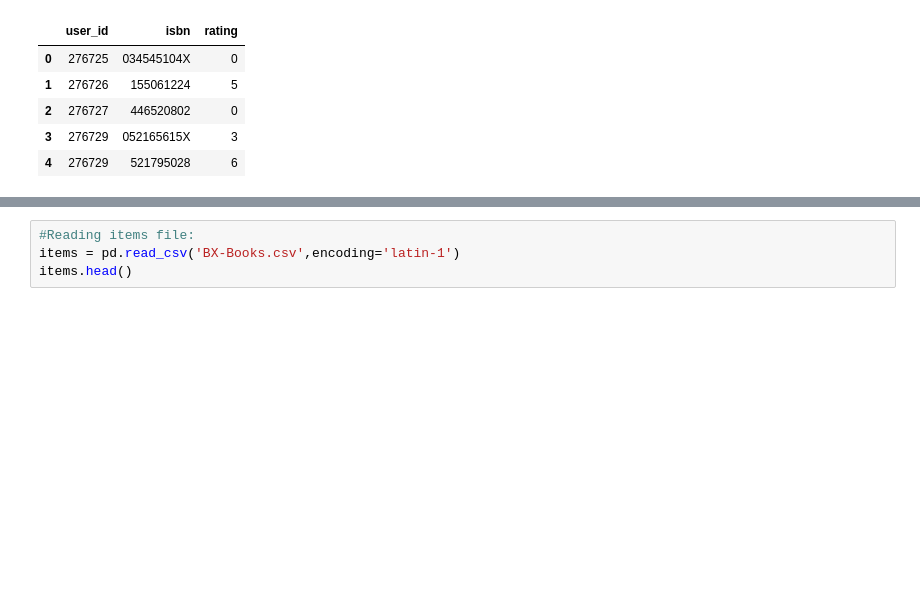
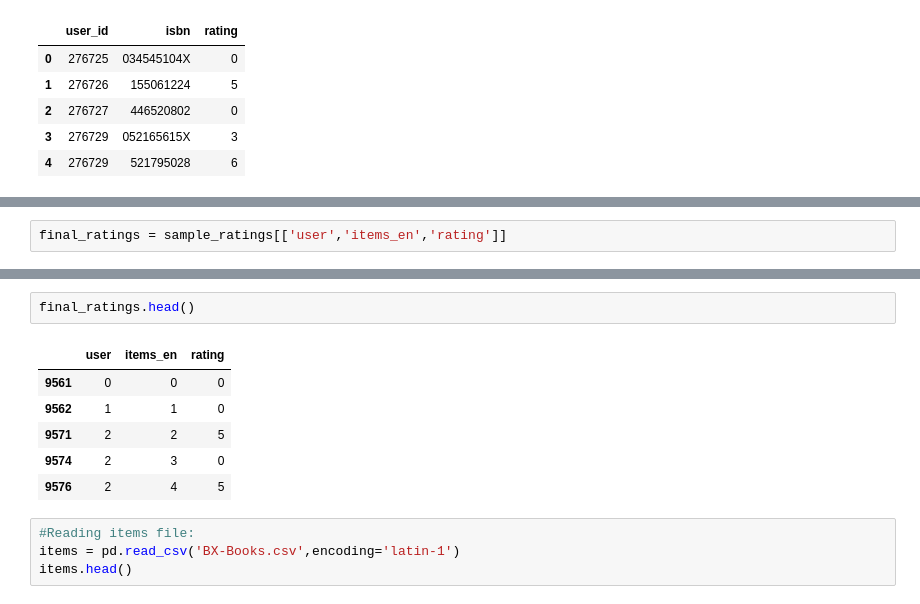
Before and after one commit to plaban1981/recommendation-engine, a Jupyter notebook: Association Rules Mining and Recommendation Systems.ipynb, the cells around one changed output, grey strips where cells are left out. Drawn from its saved outputs; the diff is of its cells as text; blank space fills up the shorter version.

```diff
--- a/Association Rules Mining and Recommendation Systems.ipynb
+++ b/Association Rules Mining and Recommendation Systems.ipynb
@@ -60,0 +139,2 @@ ratings.head()
+# %%
+final_ratings = sample_ratings[['user','items_en','rating']]
@@ -61,3 +145,12 @@ ratings.head()
+# %%
+final_ratings.head()
+# %% [output]
+|  | user | items_en | rating |
+| 9561 | 0 | 0 | 0 |
+| 9562 | 1 | 1 | 0 |
+| 9571 | 2 | 2 | 5 |
+| 9574 | 2 | 3 | 0 |
+| 9576 | 2 | 4 | 5 |
 # %%
 #Reading items file:
 items = pd.read_csv('BX-Books.csv',encoding='latin-1')
```
Also changed, not shown: parts of 55 cells of this notebook.
